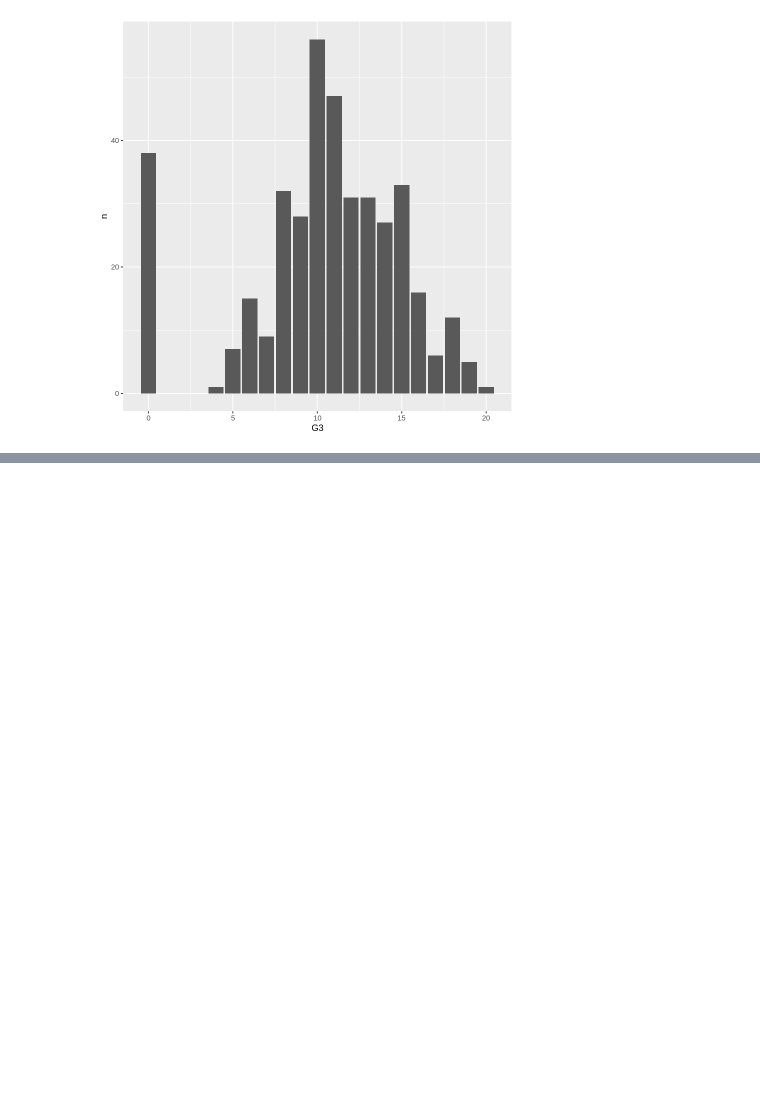
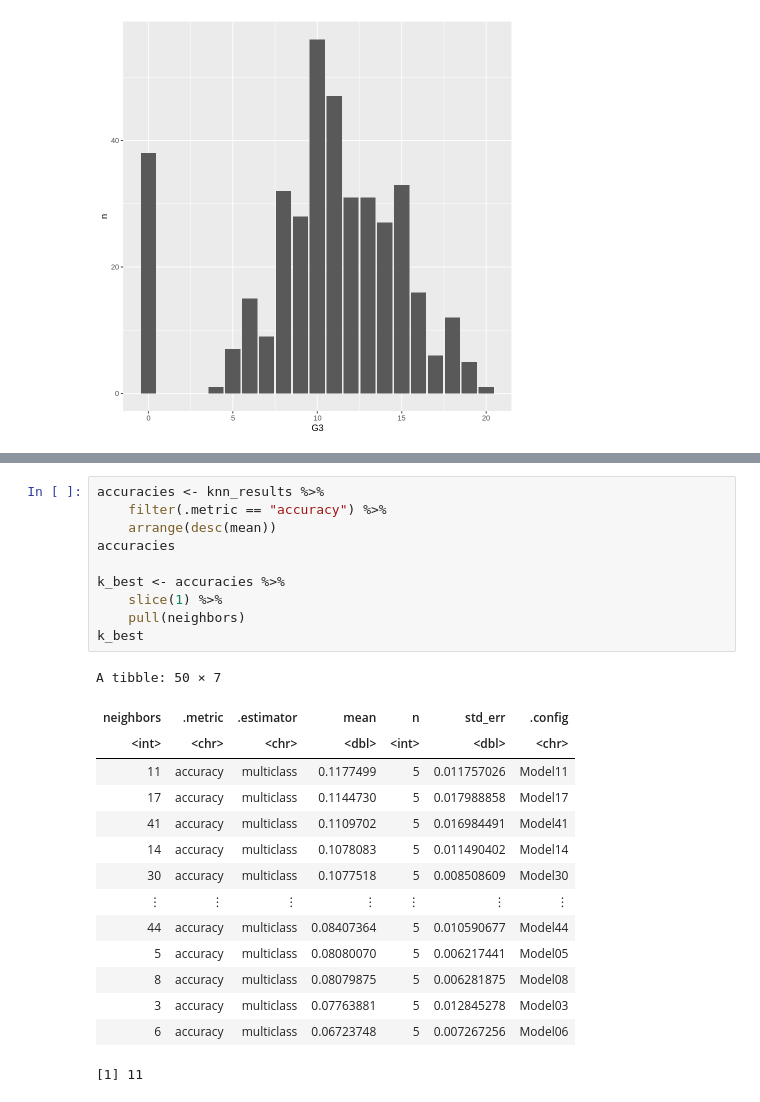
Before and after one commit to edsters78/DSCI100_Project, a Jupyter notebook: project.ipynb, the cells around one changed output, grey strips where cells are left out. Drawn from its saved outputs; the diff is of its cells as text; blank space fills up the shorter version.

```diff
--- a/project.ipynb
+++ b/project.ipynb
@@ -150,0 +255,26 @@ A tibble: 18 × 2
+# %%
+accuracies <- knn_results %>%
+    filter(.metric == "accuracy") %>%
+    arrange(desc(mean))
+accuracies
+
+k_best <- accuracies %>%
+    slice(1) %>%
+    pull(neighbors)
+k_best
+# %% [output]
+A tibble: 50 × 7
+| neighbors | .metric | .estimator | mean | n | std_err | .config |
+| <int> | <chr> | <chr> | <dbl> | <int> | <dbl> | <chr> |
+| 11 | accuracy | multiclass | 0.1177499 | 5 | 0.011757026 | Model11 |
+| 17 | accuracy | multiclass | 0.1144730 | 5 | 0.017988858 | Model17 |
+| 41 | accuracy | multiclass | 0.1109702 | 5 | 0.016984491 | Model41 |
+| 14 | accuracy | multiclass | 0.1078083 | 5 | 0.011490402 | Model14 |
+| 30 | accuracy | multiclass | 0.1077518 | 5 | 0.008508609 | Model30 |
+| ⋮ | ⋮ | ⋮ | ⋮ | ⋮ | ⋮ | ⋮ |
+| 44 | accuracy | multiclass | 0.08407364 | 5 | 0.010590677 | Model44 |
+| 5 | accuracy | multiclass | 0.08080070 | 5 | 0.006217441 | Model05 |
+| 8 | accuracy | multiclass | 0.08079875 | 5 | 0.006281875 | Model08 |
+| 3 | accuracy | multiclass | 0.07763881 | 5 | 0.012845278 | Model03 |
+| 6 | accuracy | multiclass | 0.06723748 | 5 | 0.007267256 | Model06 |
+[1] 11
```
Also changed, not shown: parts of 4 cells of this notebook.
